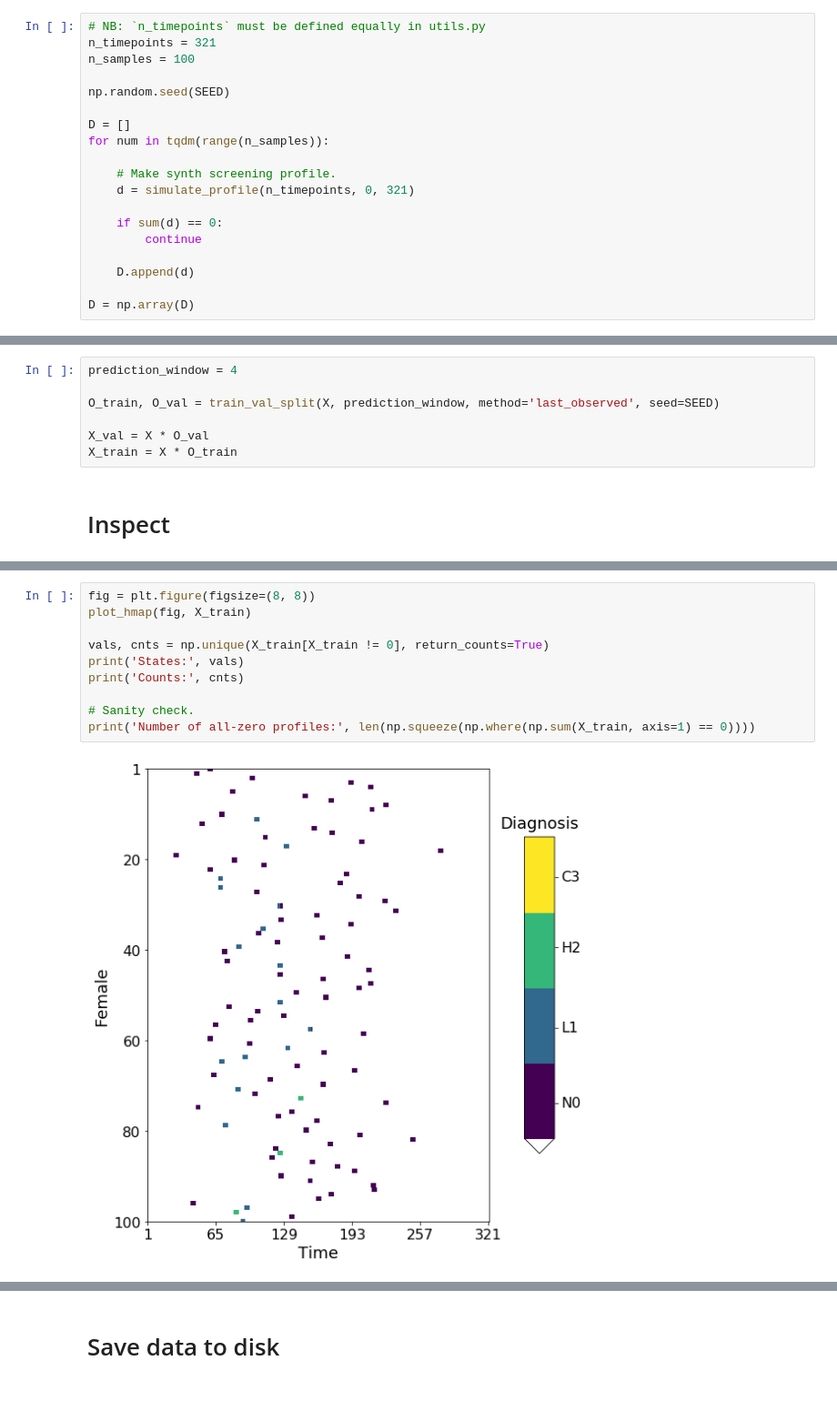
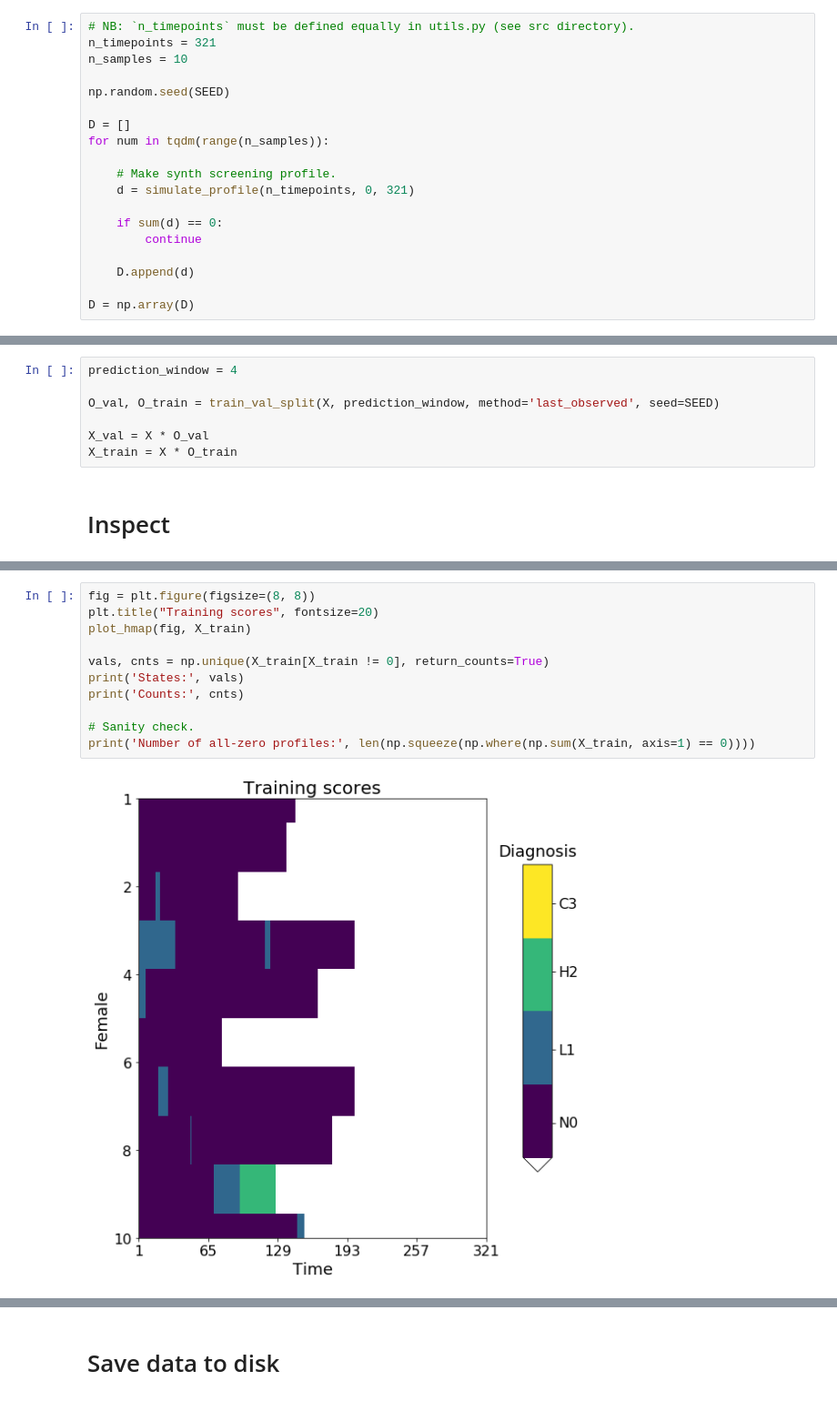
Before and after one commit to gsel9/delta-score, a Jupyter notebook: notebooks/produce_hmm.ipynb, the cells around one changed output, grey strips where cells are left out. Shown at 91% size. Cells and saved outputs as stored; diff of their text form.

```diff
--- a/notebooks/produce_hmm.ipynb
+++ b/notebooks/produce_hmm.ipynb
@@ -25,9 +30,9 @@ PATH_TO_DROPOUT = '/Users/sela/phd/data/real/Pdropout_2Krandom.npy'
 # %% [markdown]
 ## Synthesize profiles
 # %%
-# NB: `n_timepoints` must be defined equally in utils.py
+# NB: `n_timepoints` must be defined equally in utils.py (see src directory).
 n_timepoints = 321
-n_samples = 100
+n_samples = 10
 
 np.random.seed(SEED)
 
@@ -75,7 +80,7 @@ X = D * M
 # %%
 prediction_window = 4
 
-O_train, O_val = train_val_split(X, prediction_window, method='last_observed', seed=SEED)
+O_val, O_train = train_val_split(X, prediction_window, method='last_observed', seed=SEED)
 
 X_val = X * O_val
 X_train = X * O_train
@@ -109,14 +115,15 @@ Counts: [11240  1657   310     1]
 Number of all-zero profiles: 0
 # %%
 fig = plt.figure(figsize=(8, 8))
+plt.title("Training scores", fontsize=20)
 plot_hmap(fig, X_train)
 
 vals, cnts = np.unique(X_train[X_train != 0], return_counts=True)
 print('States:', vals)
 print('Counts:', cnts)
 
 # Sanity check.
 print('Number of all-zero profiles:', len(np.squeeze(np.where(np.sum(X_train, axis=1) == 0))))
 # %% [output]
-[figure, old version]
+[figure, new version]
 States: [1. 2. 3.]
```
Also changed, not shown: parts of 4 cells of this notebook, 5 other files.
